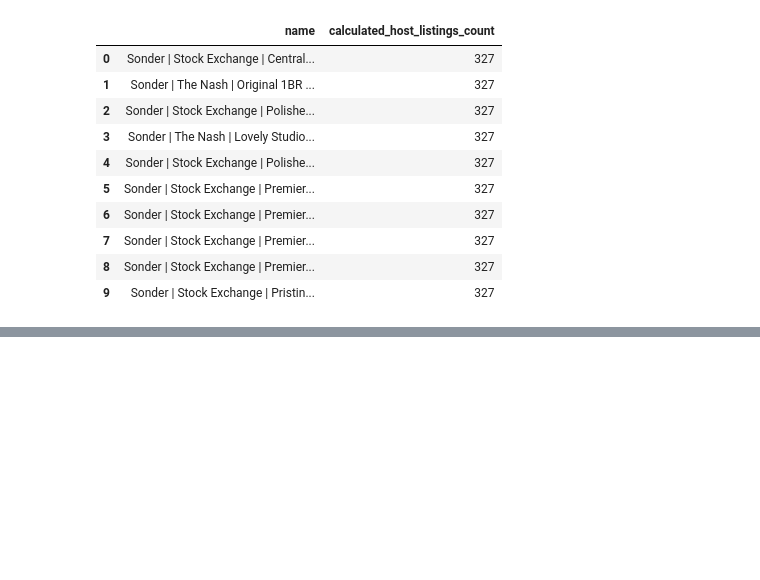
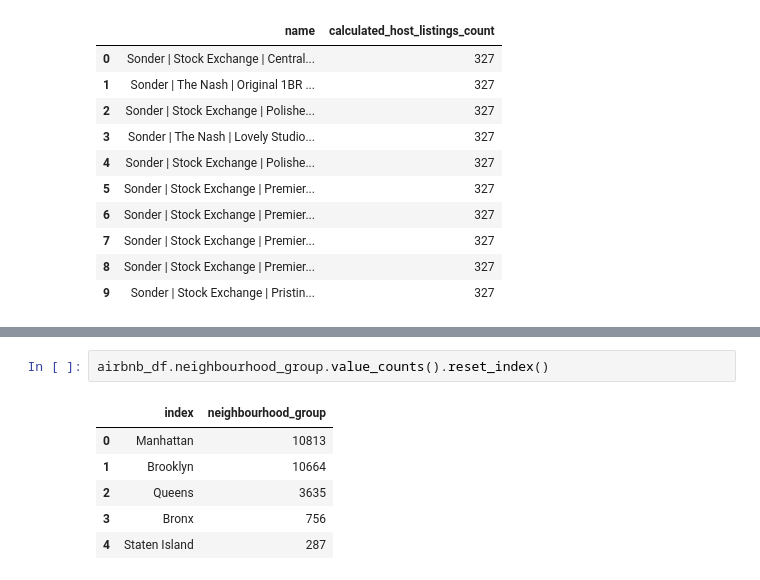
Before and after one commit to amol004/Airbnb-booking-analysis, a Jupyter notebook: Airbnb_bookings_analysis.ipynb, the cells around one changed output, grey strips where cells are left out. Drawn from its saved outputs; the diff is of its cells as text; blank space fills up the shorter version.

```diff
--- a/Airbnb_bookings_analysis.ipynb
+++ b/Airbnb_bookings_analysis.ipynb
@@ -331,0 +339,9 @@ plt.xlabel('Number of hosts ------>',fontsize=20); # x axis label
+# %%
+airbnb_df.neighbourhood_group.value_counts().reset_index()
+# %% [output]
+|  | index | neighbourhood_group |
+| 0 | Manhattan | 10813 |
+| 1 | Brooklyn | 10664 |
+| 2 | Queens | 3635 |
+| 3 | Bronx | 756 |
+| 4 | Staten Island | 287 |
```
Also changed, not shown: parts of 2 cells of this notebook.
